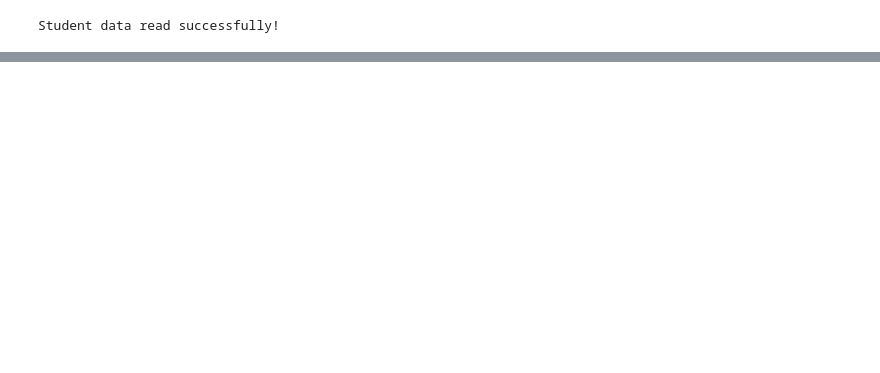
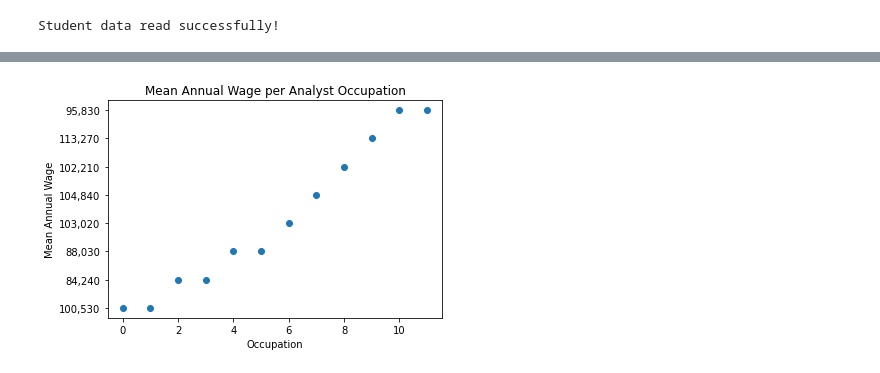
Before and after one commit to LC-Conner/Project-1, a Jupyter notebook: bls_project1.ipynb, the cells around one changed output, grey strips where cells are left out. Cells and saved outputs as stored; diff of their text form; code cells hidden in the pictures; blank space fills up the shorter version.

```diff
--- a/bls_project1.ipynb
+++ b/bls_project1.ipynb
@@ -39,0 +58,10 @@ Index(['AREA', 'AREA_TITLE', 'AREA_TYPE', 'PRIM_STATE', 'NAICS', 'NAICS_TITLE',
+# %%
+meanannwage_axis = analysts["Mean Annual Wage"]
+plt.bar(x_axis, meanannwage_axis, color="r", alpha=0.5, align="center")
+plt.xticks(tick_locations, analysts["Occupations"], rotation="vertical")
+
+plt.title("Mean Annual Wage per Analyst Occupation")
+plt.xlabel("Occupation")
+plt.ylabel("Mean Annual Wage")
+
+plt.show()
@@ -39,0 +90,10 @@ Index(['AREA', 'AREA_TITLE', 'AREA_TYPE', 'PRIM_STATE', 'NAICS', 'NAICS_TITLE',
+# %%
+plt.scatter(x_axis, meanannwage_axis)
+
+plt.title("Mean Annual Wage per Analyst Occupation")
+plt.xlabel("Occupation")
+plt.ylabel("Mean Annual Wage")
+
+plt.show()
+# %% [output]
+[figure, added]
```
Also changed, not shown: parts of 11 cells of this notebook.
